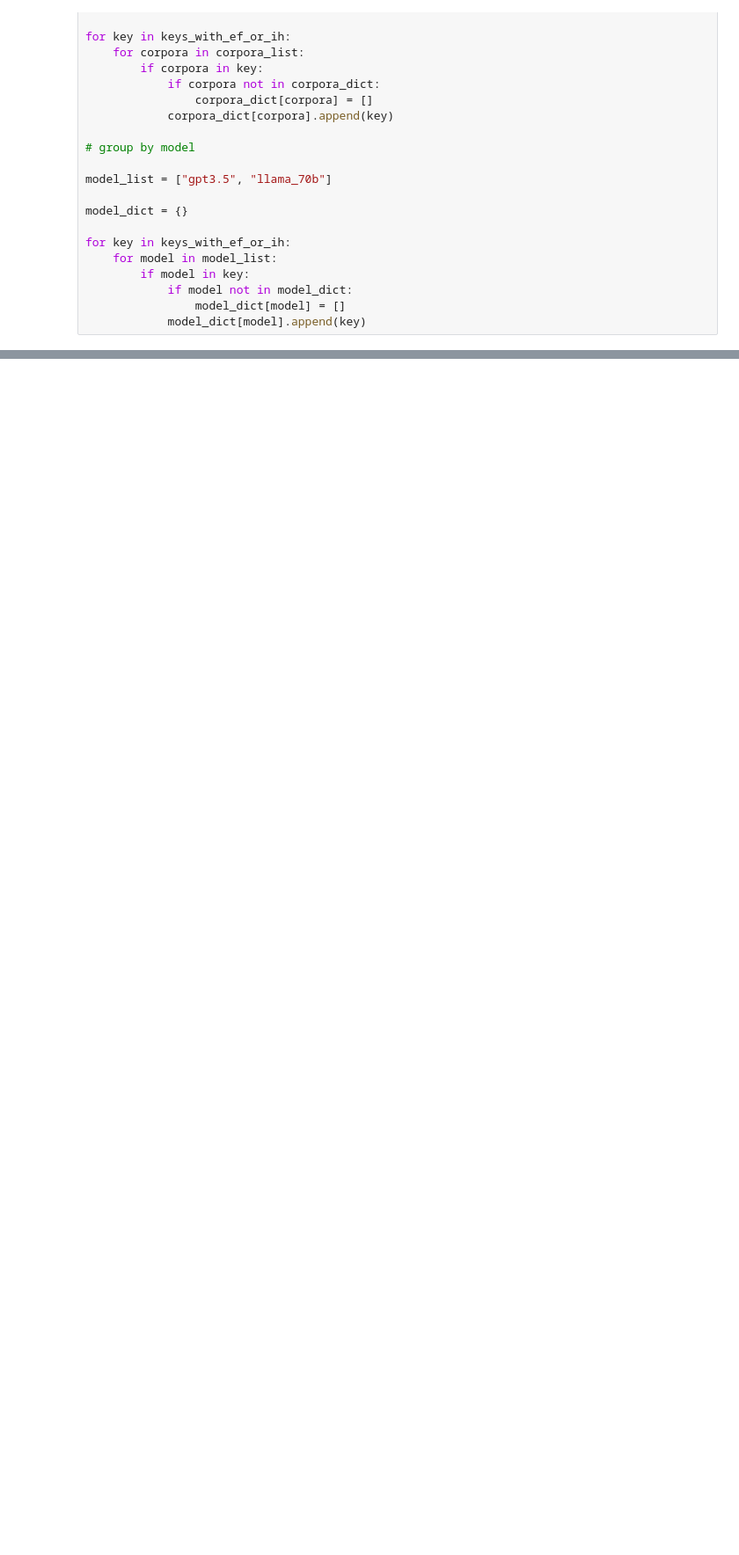
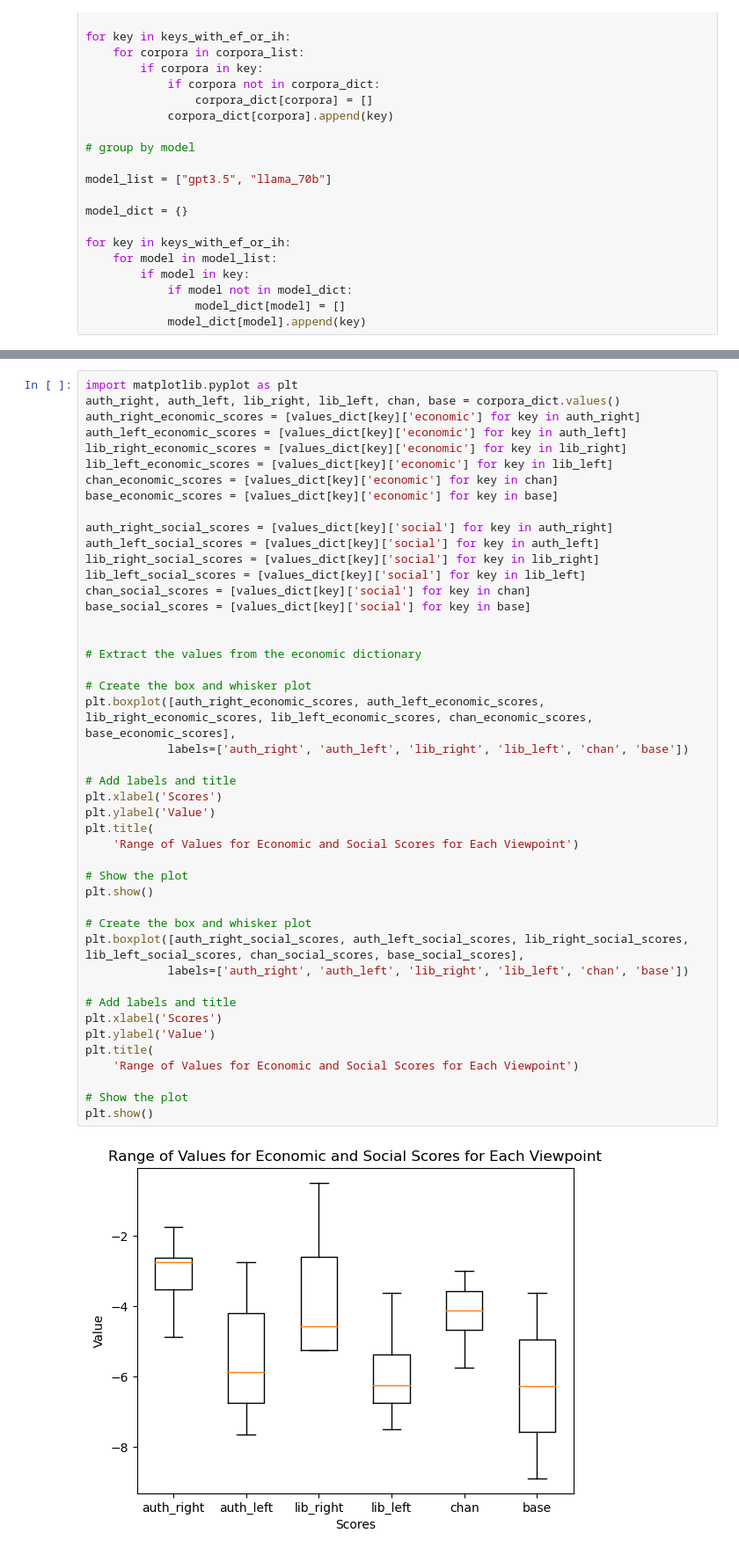
Before and after one commit to isabellahoch/political-rag-poisoning, a Jupyter notebook: trials/results.ipynb, the cells around one changed output, grey strips where cells are left out. Shown at 88% size. Saved outputs shown, nothing was run; the diff lists cells and outputs as text; blank space fills up the shorter version.

```diff
--- a/trials/results.ipynb
+++ b/trials/results.ipynb
@@ -228,0 +237,47 @@ plt.show()
+# %%
+import matplotlib.pyplot as plt
+auth_right, auth_left, lib_right, lib_left, chan, base = corpora_dict.values()
+auth_right_economic_scores = [values_dict[key]['economic'] for key in auth_right]
+auth_left_economic_scores = [values_dict[key]['economic'] for key in auth_left]
+lib_right_economic_scores = [values_dict[key]['economic'] for key in lib_right]
+lib_left_economic_scores = [values_dict[key]['economic'] for key in lib_left]
+chan_economic_scores = [values_dict[key]['economic'] for key in chan]
+base_economic_scores = [values_dict[key]['economic'] for key in base]
+
+auth_right_social_scores = [values_dict[key]['social'] for key in auth_right]
+auth_left_social_scores = [values_dict[key]['social'] for key in auth_left]
+lib_right_social_scores = [values_dict[key]['social'] for key in lib_right]
+lib_left_social_scores = [values_dict[key]['social'] for key in lib_left]
+chan_social_scores = [values_dict[key]['social'] for key in chan]
+base_social_scores = [values_dict[key]['social'] for key in base]
+
+
+# Extract the values from the economic dictionary
+
+# Create the box and whisker plot
+plt.boxplot([auth_right_economic_scores, auth_left_economic_scores, lib_right_economic_scores, lib_left_economic_scores, chan_economic_scores, base_economic_scores],
+            labels=['auth_right', 'auth_left', 'lib_right', 'lib_left', 'chan', 'base'])
+
+# Add labels and title
+plt.xlabel('Scores')
+plt.ylabel('Value')
+plt.title(
+    'Range of Values for Economic and Social Scores for Each Viewpoint')
+
+# Show the plot
+plt.show()
+
+# Create the box and whisker plot
+plt.boxplot([auth_right_social_scores, auth_left_social_scores, lib_right_social_scores, lib_left_social_scores, chan_social_scores, base_social_scores],
+            labels=['auth_right', 'auth_left', 'lib_right', 'lib_left', 'chan', 'base'])
+
+# Add labels and title
+plt.xlabel('Scores')
+plt.ylabel('Value')
+plt.title(
+    'Range of Values for Economic and Social Scores for Each Viewpoint')
+
+# Show the plot
+plt.show()
+# %% [output]
+[figure, added]
```
Also changed, not shown: parts of 5 cells of this notebook.
